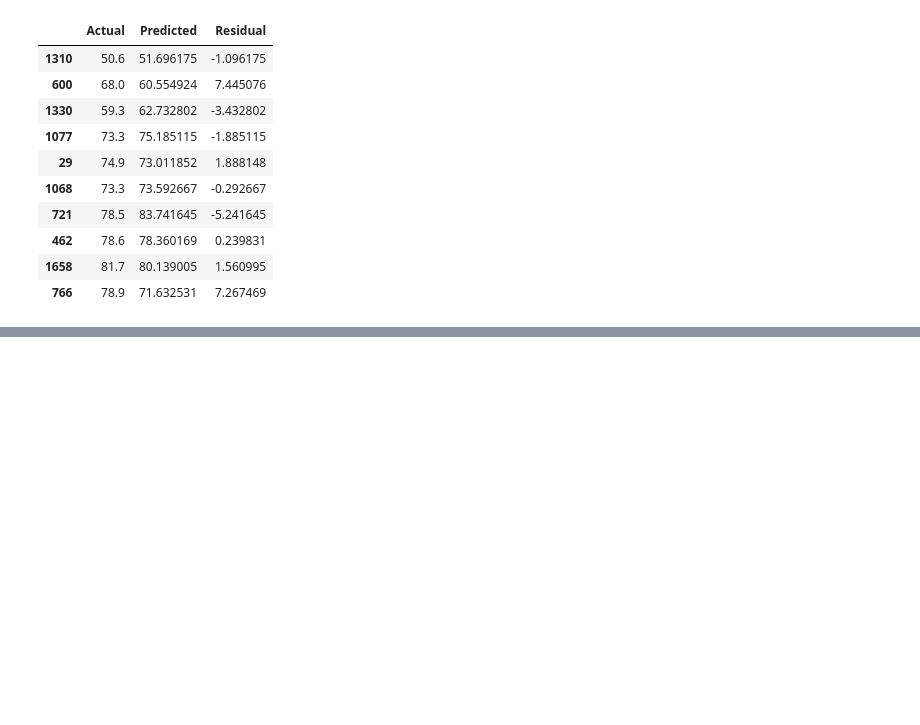
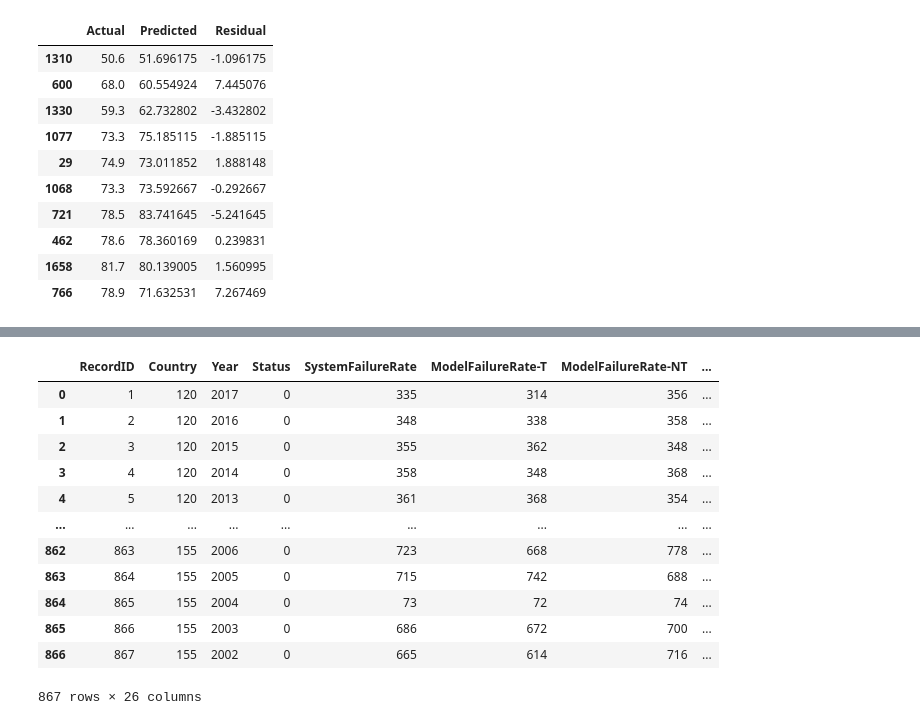
Before and after one commit to khangronky/cosc2753-assignment-1-2026b, a Jupyter notebook: notebook.ipynb, the cells around one changed output, grey strips where cells are left out. Cells and saved outputs as stored; diff of their text form; code cells hidden in the pictures; blank space fills up the shorter version.

```diff
--- a/notebook.ipynb
+++ b/notebook.ipynb
@@ -1232,0 +1256,24 @@ test_performance
+# %%
+import joblib
+
+loaded_random_forest_model = joblib.load("models/random_forest.pkl")
+
+y_real_pred = loaded_random_forest_model.predict(dropped)
+
+chatbot_full_test_data = pd.concat([chatbot_test_data, pd.DataFrame({"TARGET_Capacity": y_real_pred})], axis=1)
+
+chatbot_full_test_data
+# %% [output]
+|  | RecordID | Country | Year | Status | SystemFailureRate | ModelFailureRate-T | ModelFailureRate-NT | ... |
+| 0 | 1 | 120 | 2017 | 0 | 335 | 314 | 356 | ... |
+| 1 | 2 | 120 | 2016 | 0 | 348 | 338 | 358 | ... |
+| 2 | 3 | 120 | 2015 | 0 | 355 | 362 | 348 | ... |
+| 3 | 4 | 120 | 2014 | 0 | 358 | 348 | 368 | ... |
+| 4 | 5 | 120 | 2013 | 0 | 361 | 368 | 354 | ... |
+| ... | ... | ... | ... | ... | ... | ... | ... | ... |
+| 862 | 863 | 155 | 2006 | 0 | 723 | 668 | 778 | ... |
+| 863 | 864 | 155 | 2005 | 0 | 715 | 742 | 688 | ... |
+| 864 | 865 | 155 | 2004 | 0 | 73 | 72 | 74 | ... |
+| 865 | 866 | 155 | 2003 | 0 | 686 | 672 | 700 | ... |
+| 866 | 867 | 155 | 2002 | 0 | 665 | 614 | 716 | ... |
+867 rows × 26 columns
```
Also changed, not shown: parts of 20 cells of this notebook, 5 other files.
